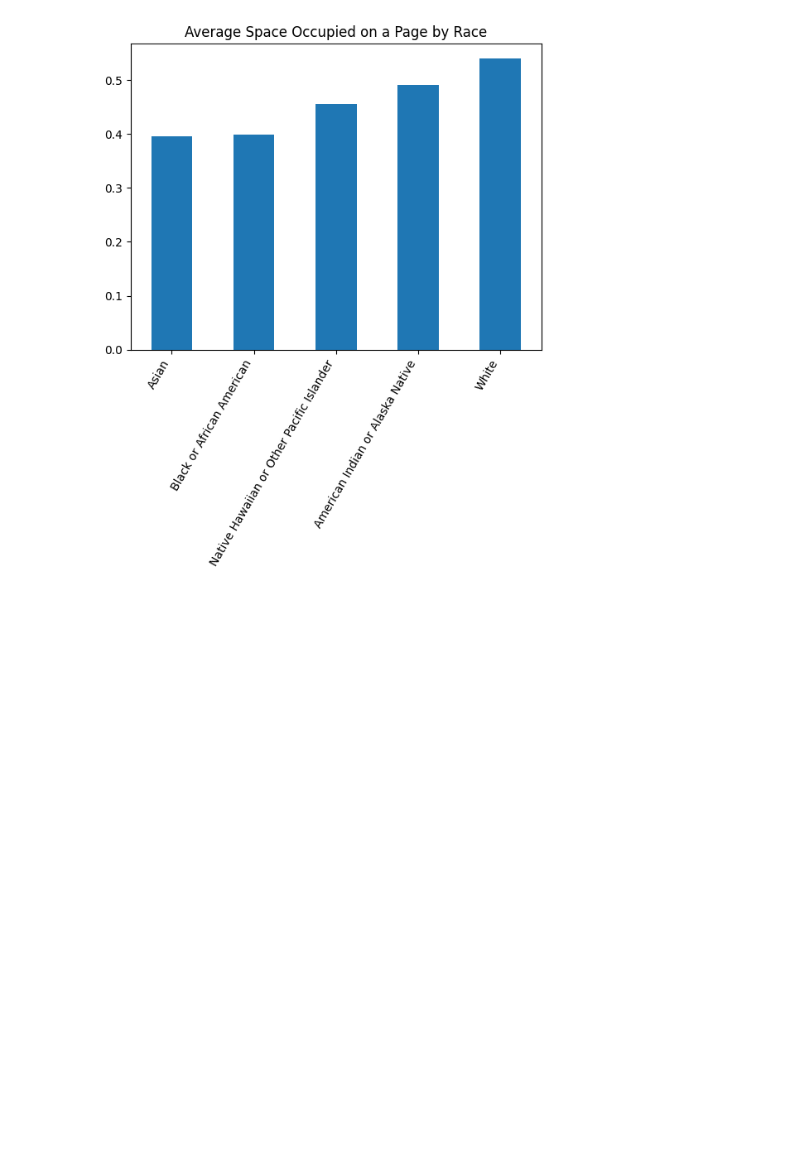
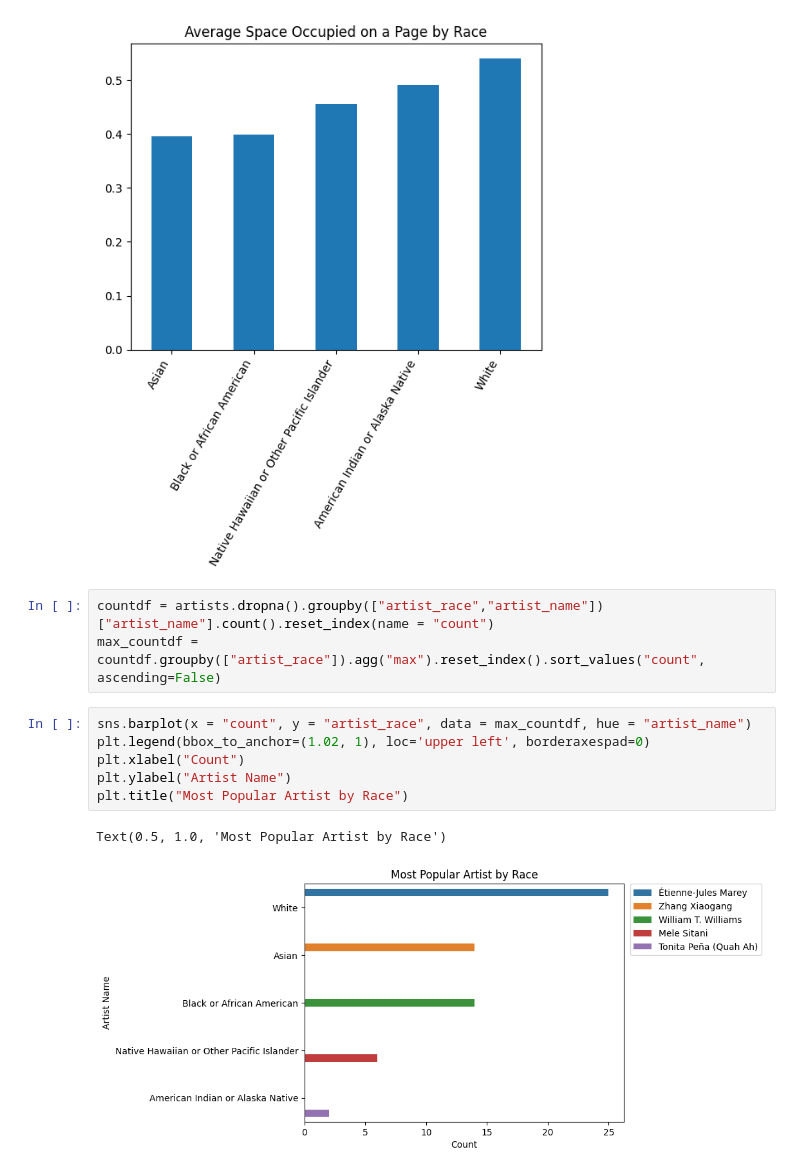
Before and after one commit to MattHondrakis/Python-Data-Science, a Jupyter notebook: Art History.ipynb, the cells around one changed output. Drawn from its saved outputs; the diff is of its cells as text; blank space fills up the shorter version.

Commit message:
new plot seaborn

```diff
--- a/Art History.ipynb
+++ b/Art History.ipynb
@@ -30,3 +31,15 @@ plt.xticks(rotation = 60, ha = "right")
   Text(3, 0, 'American Indian or Alaska Native'),
   Text(4, 0, 'White')])
 [figure]
+# %%
+countdf = artists.dropna().groupby(["artist_race","artist_name"])["artist_name"].count().reset_index(name = "count")
+max_countdf = countdf.groupby(["artist_race"]).agg("max").reset_index().sort_values("count", ascending=False)
+# %%
+sns.barplot(x = "count", y = "artist_race", data = max_countdf, hue = "artist_name")
+plt.legend(bbox_to_anchor=(1.02, 1), loc='upper left', borderaxespad=0)
+plt.xlabel("Count")
+plt.ylabel("Artist Name")
+plt.title("Most Popular Artist by Race")
+# %% [output]
+Text(0.5, 1.0, 'Most Popular Artist by Race')
+[figure, added]
```
Also changed, not shown: parts of 1 cell of this notebook.
